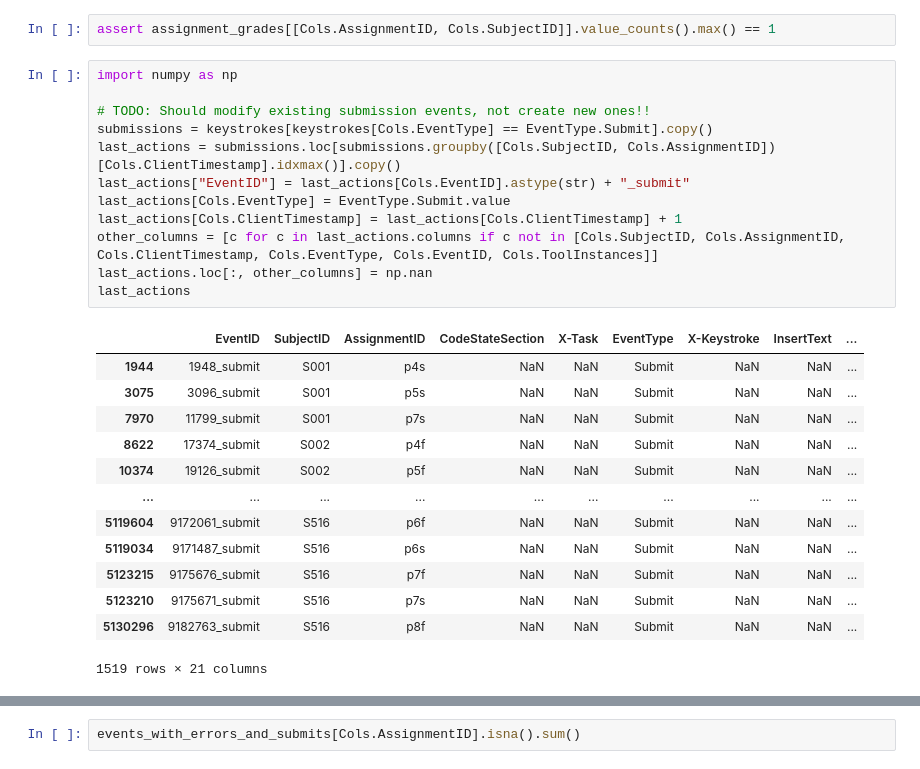
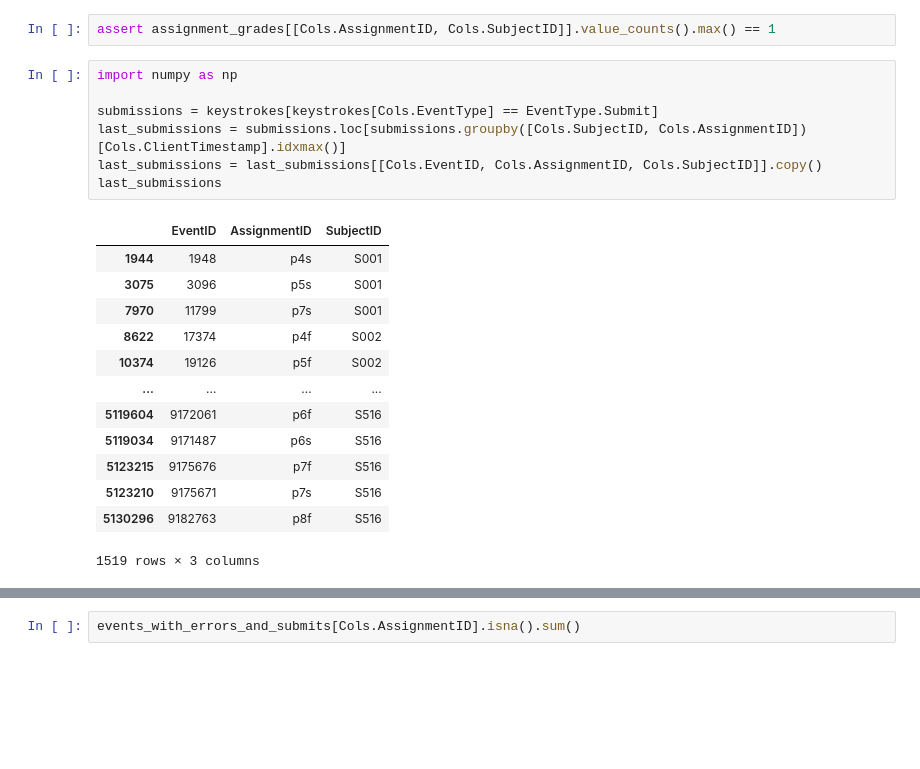
Before and after one commit to CSSPLICE/ProgSnapToolkit, a Jupyter notebook: src/converters/edwards2019.ipynb, the cells around one changed output, grey strips where cells are left out. Saved outputs shown, nothing was run; the diff lists cells and outputs as text; blank space fills up the shorter version.

Commit message:
Hopefully added correct submit grades

```diff
--- a/src/converters/edwards2019.ipynb
+++ b/src/converters/edwards2019.ipynb
@@ -205,27 +205,22 @@ assert assignment_grades[[Cols.AssignmentID, Cols.SubjectID]].value_counts().max
 # %%
 import numpy as np
 
-# TODO: Should modify existing submission events, not create new ones!!
-submissions = keystrokes[keystrokes[Cols.EventType] == EventType.Submit].copy()
-last_actions = submissions.loc[submissions.groupby([Cols.SubjectID, Cols.AssignmentID])[Cols.ClientTimestamp].idxmax()].copy()
-last_actions["EventID"] = last_actions[Cols.EventID].astype(str) + "_submit"
-last_actions[Cols.EventType] = EventType.Submit.value
-last_actions[Cols.ClientTimestamp] = last_actions[Cols.ClientTimestamp] + 1
-other_columns = [c for c in last_actions.columns if c not in [Cols.SubjectID, Cols.AssignmentID, Cols.ClientTimestamp, Cols.EventType, Cols.EventID, Cols.ToolInstances]]
-last_actions.loc[:, other_columns] = np.nan
-last_actions
+submissions = keystrokes[keystrokes[Cols.EventType] == EventType.Submit]
+last_submissions = submissions.loc[submissions.groupby([Cols.SubjectID, Cols.AssignmentID])[Cols.ClientTimestamp].idxmax()]
+last_submissions = last_submissions[[Cols.EventID, Cols.AssignmentID, Cols.SubjectID]].copy()
+last_submissions
 # %% [output]
-|  | EventID | SubjectID | AssignmentID | CodeStateSection | X-Task | EventType | X-Keystroke | InsertText | ... |
-| 1944 | 1948_submit | S001 | p4s | NaN | NaN | Submit | NaN | NaN | ... |
-| 3075 | 3096_submit | S001 | p5s | NaN | NaN | Submit | NaN | NaN | ... |
-| 7970 | 11799_submit | S001 | p7s | NaN | NaN | Submit | NaN | NaN | ... |
-| 8622 | 17374_submit | S002 | p4f | NaN | NaN | Submit | NaN | NaN | ... |
-| 10374 | 19126_submit | S002 | p5f | NaN | NaN | Submit | NaN | NaN | ... |
-| ... | ... | ... | ... | ... | ... | ... | ... | ... | ... |
-| 5119604 | 9172061_submit | S516 | p6f | NaN | NaN | Submit | NaN | NaN | ... |
-| 5119034 | 9171487_submit | S516 | p6s | NaN | NaN | Submit | NaN | NaN | ... |
-| 5123215 | 9175676_submit | S516 | p7f | NaN | NaN | Submit | NaN | NaN | ... |
-| 5123210 | 9175671_submit | S516 | p7s | NaN | NaN | Submit | NaN | NaN | ... |
-| 5130296 | 9182763_submit | S516 | p8f | NaN | NaN | Submit | NaN | NaN | ... |
+|  | EventID | AssignmentID | SubjectID |
+| 1944 | 1948 | p4s | S001 |
+| 3075 | 3096 | p5s | S001 |
+| 7970 | 11799 | p7s | S001 |
+| 8622 | 17374 | p4f | S002 |
+| 10374 | 19126 | p5f | S002 |
+| ... | ... | ... | ... |
+| 5119604 | 9172061 | p6f | S516 |
+| 5119034 | 9171487 | p6s | S516 |
+| 5123215 | 9175676 | p7f | S516 |
+| 5123210 | 9175671 | p7s | S516 |
+| 5130296 | 9182763 | p8f | S516 |
-1519 rows × 21 columns
+1519 rows × 3 columns
 # %%
```
Also changed, not shown: parts of 10 cells of this notebook.
